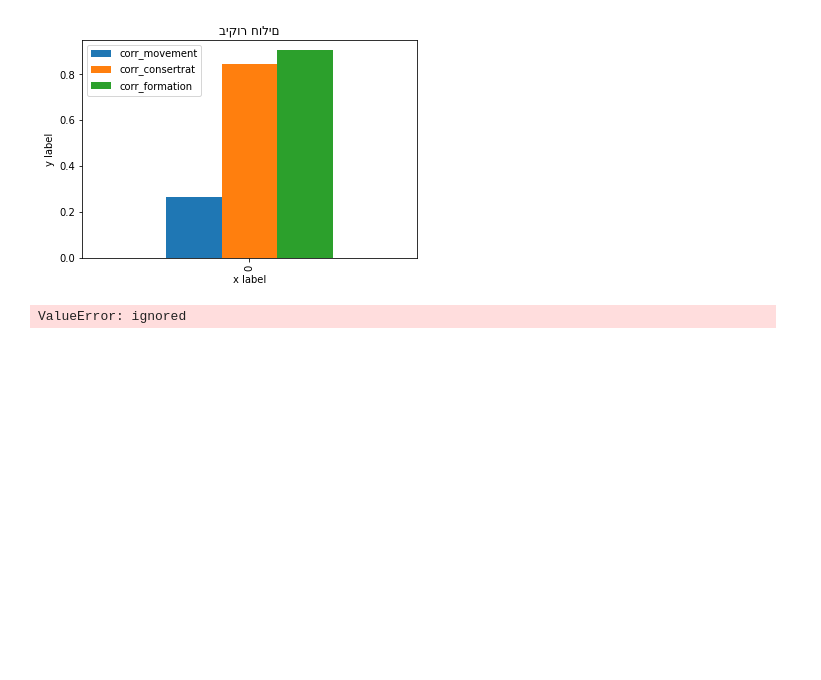
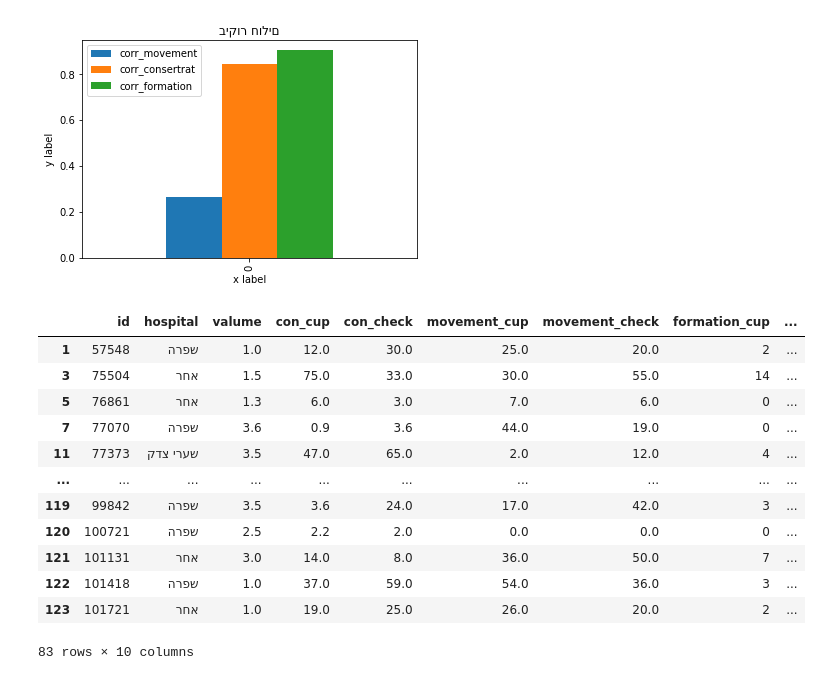
Before and after one commit to aviadm24/jupyter, a Jupyter notebook: machonPuah.ipynb, the cells around one changed output. Cells and saved outputs as stored; diff of their text form; code cells hidden in the pictures; blank space fills up the shorter version.

```diff
--- a/machonPuah.ipynb
+++ b/machonPuah.ipynb
@@ -11,7 +11,7 @@ import seaborn as sns
 
 # df = pd.read_excel("check.xls", na_values=['לא ידוע', 'אין'])
 df = pd.ExcelFile("https://github.com/aviadm24/jupyter/blob/master/check.xls?raw=true")
-df = pd.read_excel(df, na_values=['לא ידוע', 'אין'])
+df = pd.read_excel(df, na_values=['לא ידוע', 'אין', 'טיפה'])
 df.columns = ["id", "hospital", "valume", "con_cup", "con_check", "movement_cup", "movement_check", "formation_cup", "formation_check"]
 df.hospital = pd.Categorical(df.hospital)
 df['code'] = df.hospital.cat.codes
@@ -171,8 +171,20 @@ for name in group_names:
 [figure]
 [figure]
 # %%
-df.replace(to_replace='טיפה', value=0)
+# df.replace(to_replace='טיפה', value=0)
 df['valume'] = df['valume'].astype(float)
 df[df.valume > 0.5]
 # %% [output]
+|  | id | hospital | valume | con_cup | con_check | movement_cup | movement_check | formation_cup | ... |
+| 1 | 57548 | שפרה | 1.0 | 12.0 | 30.0 | 25.0 | 20.0 | 2 | ... |
+| 3 | 75504 | אחר | 1.5 | 75.0 | 33.0 | 30.0 | 55.0 | 14 | ... |
+| 5 | 76861 | אחר | 1.3 | 6.0 | 3.0 | 7.0 | 6.0 | 0 | ... |
+| 7 | 77070 | שפרה | 3.6 | 0.9 | 3.6 | 44.0 | 19.0 | 0 | ... |
+| 11 | 77373 | שערי צדק | 3.5 | 47.0 | 65.0 | 2.0 | 12.0 | 4 | ... |
+| ... | ... | ... | ... | ... | ... | ... | ... | ... | ... |
+| 119 | 99842 | שפרה | 3.5 | 3.6 | 24.0 | 17.0 | 42.0 | 3 | ... |
+| 120 | 100721 | שפרה | 2.5 | 2.2 | 2.0 | 0.0 | 0.0 | 0 | ... |
+| 121 | 101131 | אחר | 3.0 | 14.0 | 8.0 | 36.0 | 50.0 | 7 | ... |
+| 122 | 101418 | שפרה | 1.0 | 37.0 | 59.0 | 54.0 | 36.0 | 3 | ... |
+| 123 | 101721 | אחר | 1.0 | 19.0 | 25.0 | 26.0 | 20.0 | 2 | ... |
-ValueError: ignored
+83 rows × 10 columns
```
Also changed, not shown: parts of 1 cell of this notebook.
